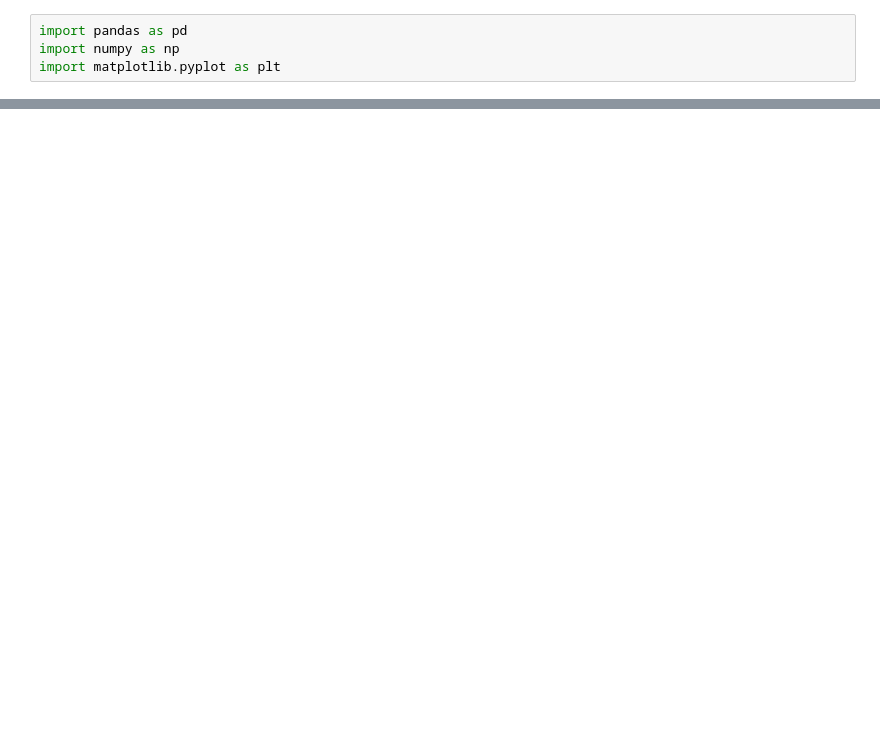
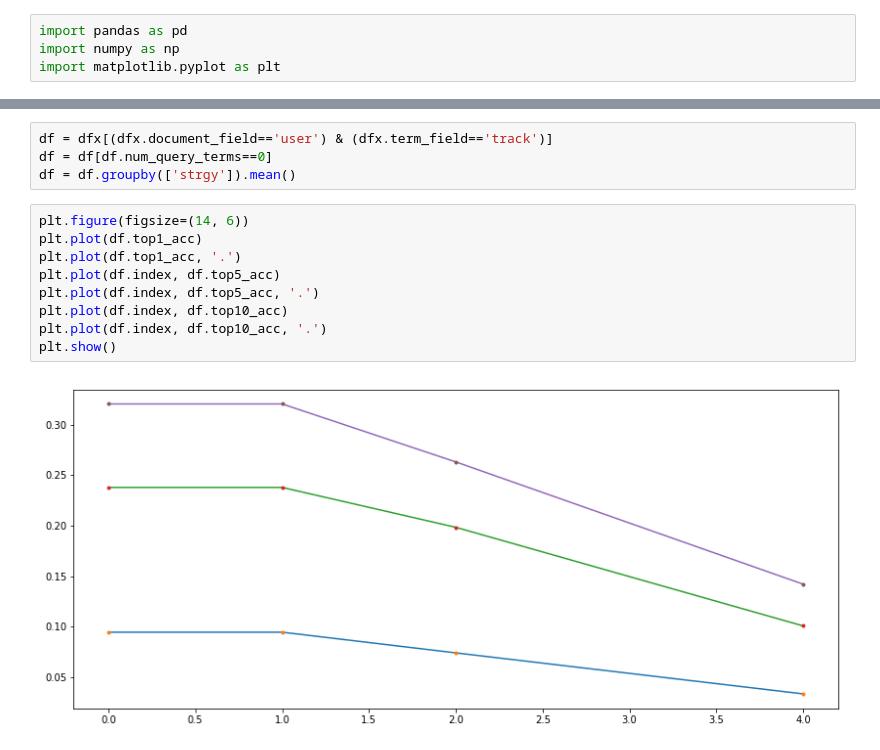
Before and after one commit to arthurtofani/footprint-recommendation-exp1, a Jupyter notebook: notebook/Untitled.ipynb, the cells around one changed output, grey strips where cells are left out. Saved outputs shown, nothing was run; the diff lists cells and outputs as text; blank space fills up the shorter version.

```diff
--- a/notebook/Untitled.ipynb
+++ b/notebook/Untitled.ipynb
@@ -25,0 +22,15 @@ df
+# %%
+df = dfx[(dfx.document_field=='user') & (dfx.term_field=='track')]
+df = df[df.num_query_terms==0]
+df = df.groupby(['strgy']).mean()
+# %%
+plt.figure(figsize=(14, 6))
+plt.plot(df.top1_acc)
+plt.plot(df.top1_acc, '.')
+plt.plot(df.index, df.top5_acc)
+plt.plot(df.index, df.top5_acc, '.')
+plt.plot(df.index, df.top10_acc)
+plt.plot(df.index, df.top10_acc, '.')
+plt.show()
+# %% [output]
+[figure, added]
```
Also changed, not shown: parts of 9 cells of this notebook, 4 other files.
